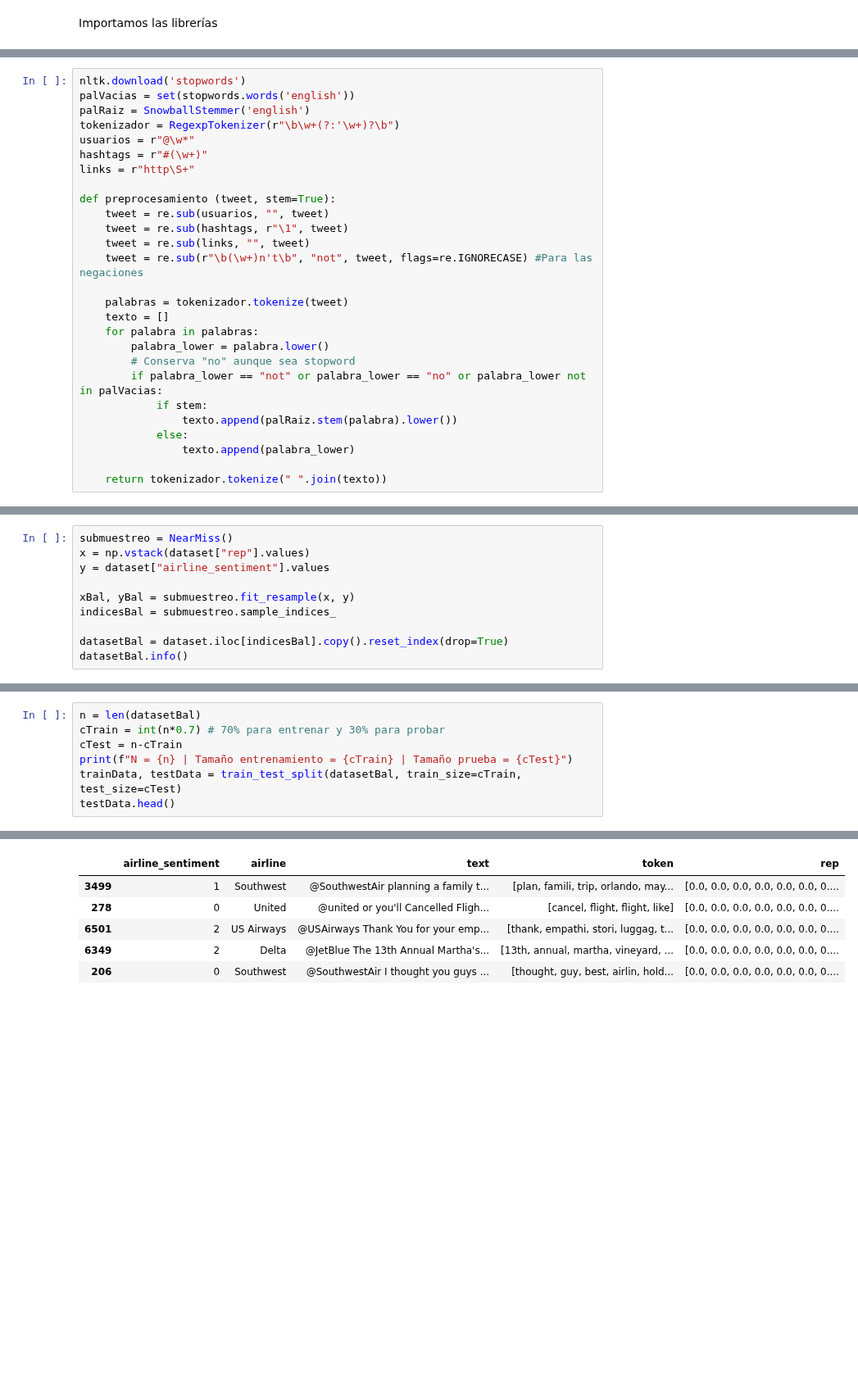
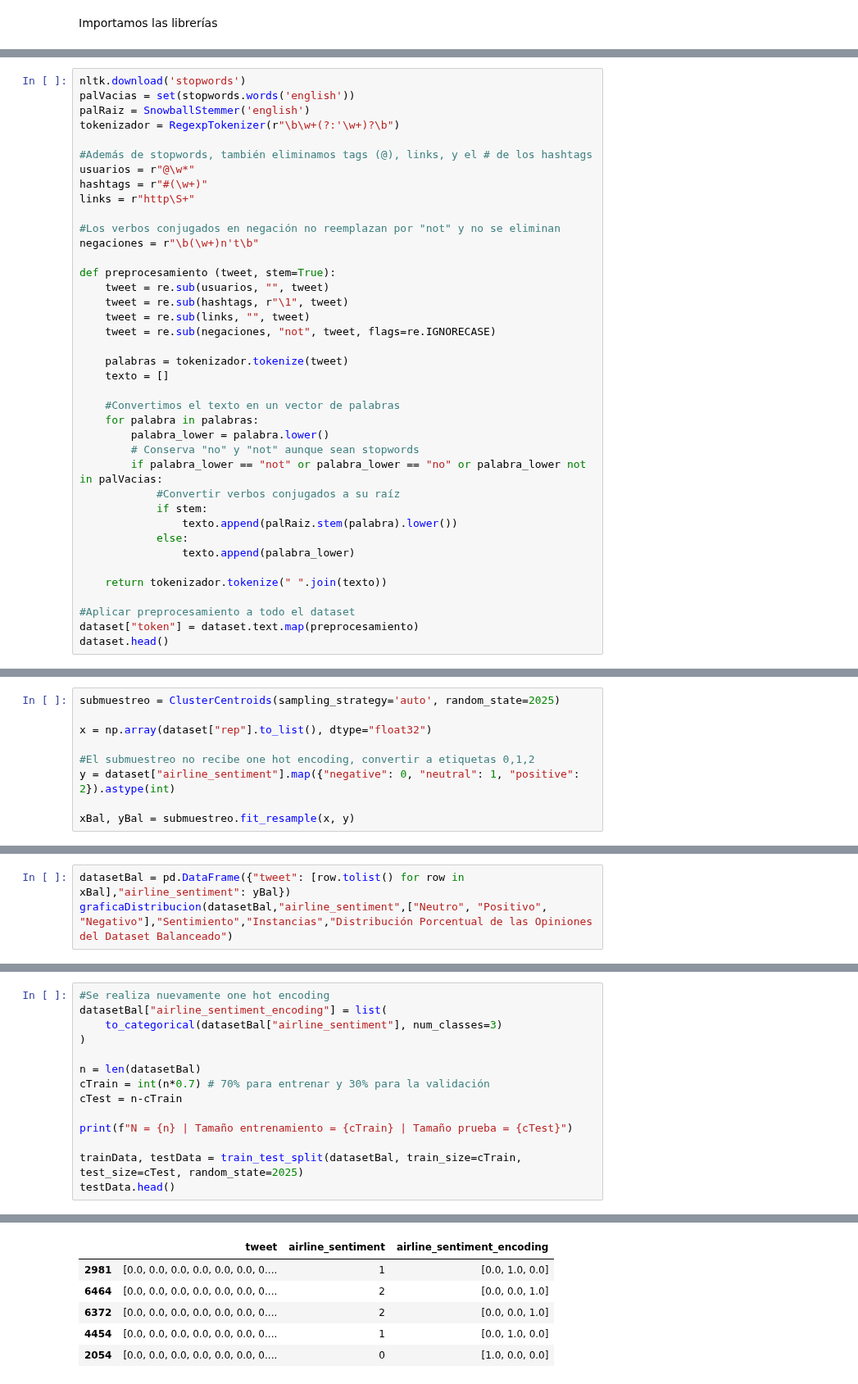
Before and after one commit to AngieJoya99/Proyecto-RN, a Jupyter notebook: Entrega1.ipynb, the cells around one changed output, grey strips where cells are left out. Shown at 82% size. Cells and saved outputs as stored; diff of their text form; blank space fills up the shorter version.

```diff
--- a/Entrega1.ipynb
+++ b/Entrega1.ipynb
@@ -119,27 +114,39 @@ nltk.download('stopwords')
 palVacias = set(stopwords.words('english'))
 palRaiz = SnowballStemmer('english')
 tokenizador = RegexpTokenizer(r"\b\w+(?:'\w+)?\b")
+
+#Además de stopwords, también eliminamos tags (@), links, y el # de los hashtags
 usuarios = r"@\w*"
 hashtags = r"#(\w+)"
 links = r"http\S+"
+
+#Los verbos conjugados en negación no reemplazan por "not" y no se eliminan
+negaciones = r"\b(\w+)n't\b"
 
 def preprocesamiento (tweet, stem=True):
     tweet = re.sub(usuarios, "", tweet)
     tweet = re.sub(hashtags, r"\1", tweet)
     tweet = re.sub(links, "", tweet)
-    tweet = re.sub(r"\b(\w+)n't\b", "not", tweet, flags=re.IGNORECASE) #Para las negaciones
+    tweet = re.sub(negaciones, "not", tweet, flags=re.IGNORECASE)
 
     palabras = tokenizador.tokenize(tweet)
     texto = []
+
+    #Convertimos el texto en un vector de palabras
     for palabra in palabras:
         palabra_lower = palabra.lower()
-        # Conserva "no" aunque sea stopword
+        # Conserva "no" y "not" aunque sean stopwords
         if palabra_lower == "not" or palabra_lower == "no" or palabra_lower not in palVacias:
+            #Convertir verbos conjugados a su raíz
             if stem:
                 texto.append(palRaiz.stem(palabra).lower())
             else:
                 texto.append(palabra_lower)
 
     return tokenizador.tokenize(" ".join(texto))
+
+#Aplicar preprocesamiento a todo el dataset
+dataset["token"] = dataset.text.map(preprocesamiento)
+dataset.head()
 # %% [output]
 [nltk_data] Downloading package stopwords to
@@ -190,10 +177,9 @@ La distribución de los datos no está balanceada. La aerolínea Virgin América
 # %%
-submuestreo = NearMiss()
-x = np.vstack(dataset["rep"].values)
-y = dataset["airline_sentiment"].values
+submuestreo = ClusterCentroids(sampling_strategy='auto', random_state=2025)
+
+x = np.array(dataset["rep"].to_list(), dtype="float32")
+
+#El submuestreo no recibe one hot encoding, convertir a etiquetas 0,1,2
+y = dataset["airline_sentiment"].map({"negative": 0, "neutral": 1, "positive": 2}).astype(int)
 
 xBal, yBal = submuestreo.fit_resample(x, y)
-indicesBal = submuestreo.sample_indices_
-
-datasetBal = dataset.iloc[indicesBal].copy().reset_index(drop=True)
-datasetBal.info()
@@ -235,0 +186,3 @@ plt.show()
+# %%
+datasetBal = pd.DataFrame({"tweet": [row.tolist() for row in xBal],"airline_sentiment": yBal})
+graficaDistribucion(datasetBal,"airline_sentiment",["Neutro", "Positivo", "Negativo"],"Sentimiento","Instancias","Distribución Porcentual de las Opiniones del Dataset Balanceado")
@@ -236,15 +195,22 @@ plt.show()
 # %%
+#Se realiza nuevamente one hot encoding
+datasetBal["airline_sentiment_encoding"] = list(
+    to_categorical(datasetBal["airline_sentiment"], num_classes=3)
+)
+
 n = len(datasetBal)
-cTrain = int(n*0.7) # 70% para entrenar y 30% para probar
+cTrain = int(n*0.7) # 70% para entrenar y 30% para la validación
 cTest = n-cTrain
+
 print(f"N = {n} | Tamaño entrenamiento = {cTrain} | Tamaño prueba = {cTest}")
-trainData, testData = train_test_split(datasetBal, train_size=cTrain, test_size=cTest)
+
+trainData, testData = train_test_split(datasetBal, train_size=cTrain, test_size=cTest, random_state=2025)
 testData.head()
 # %% [output]
 N = 7089 | Tamaño entrenamiento = 4962 | Tamaño prueba = 2127
-|  | airline_sentiment | airline | text | token | rep |
-| 3499 | 1 | Southwest | @SouthwestAir planning a family t... | [plan, famili, trip, orlando, may... | [0.0, 0.0, 0.0, 0.0, 0.0, 0.0, 0.... |
-| 278 | 0 | United | @united or you'll Cancelled Fligh... | [cancel, flight, flight, like] | [0.0, 0.0, 0.0, 0.0, 0.0, 0.0, 0.... |
-| 6501 | 2 | US Airways | @USAirways Thank You for your emp... | [thank, empathi, stori, luggag, t... | [0.0, 0.0, 0.0, 0.0, 0.0, 0.0, 0.... |
-| 6349 | 2 | Delta | @JetBlue The 13th Annual Martha's... | [13th, annual, martha, vineyard, ... | [0.0, 0.0, 0.0, 0.0, 0.0, 0.0, 0.... |
-| 206 | 0 | Southwest | @SouthwestAir I thought you guys ... | [thought, guy, best, airlin, hold... | [0.0, 0.0, 0.0, 0.0, 0.0, 0.0, 0.... |
+|  | tweet | airline_sentiment | airline_sentiment_encoding |
+| 2981 | [0.0, 0.0, 0.0, 0.0, 0.0, 0.0, 0.... | 1 | [0.0, 1.0, 0.0] |
+| 6464 | [0.0, 0.0, 0.0, 0.0, 0.0, 0.0, 0.... | 2 | [0.0, 0.0, 1.0] |
+| 6372 | [0.0, 0.0, 0.0, 0.0, 0.0, 0.0, 0.... | 2 | [0.0, 0.0, 1.0] |
+| 4454 | [0.0, 0.0, 0.0, 0.0, 0.0, 0.0, 0.... | 1 | [0.0, 1.0, 0.0] |
+| 2054 | [0.0, 0.0, 0.0, 0.0, 0.0, 0.0, 0.... | 0 | [1.0, 0.0, 0.0] |
```
Also changed, not shown: parts of 40 cells of this notebook, 4 other files.
